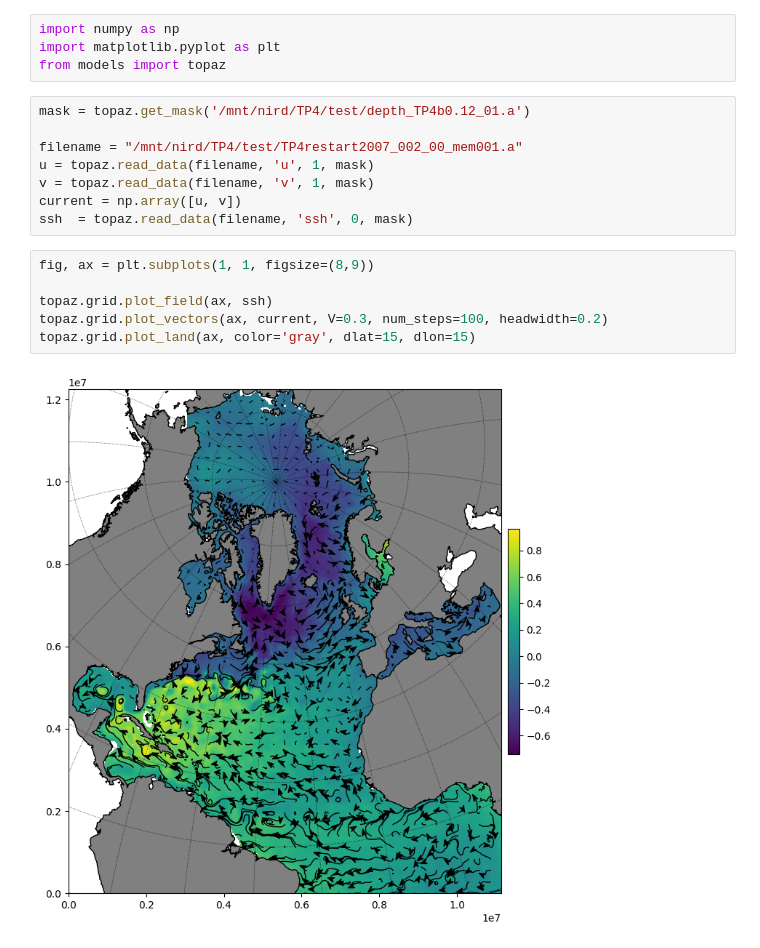
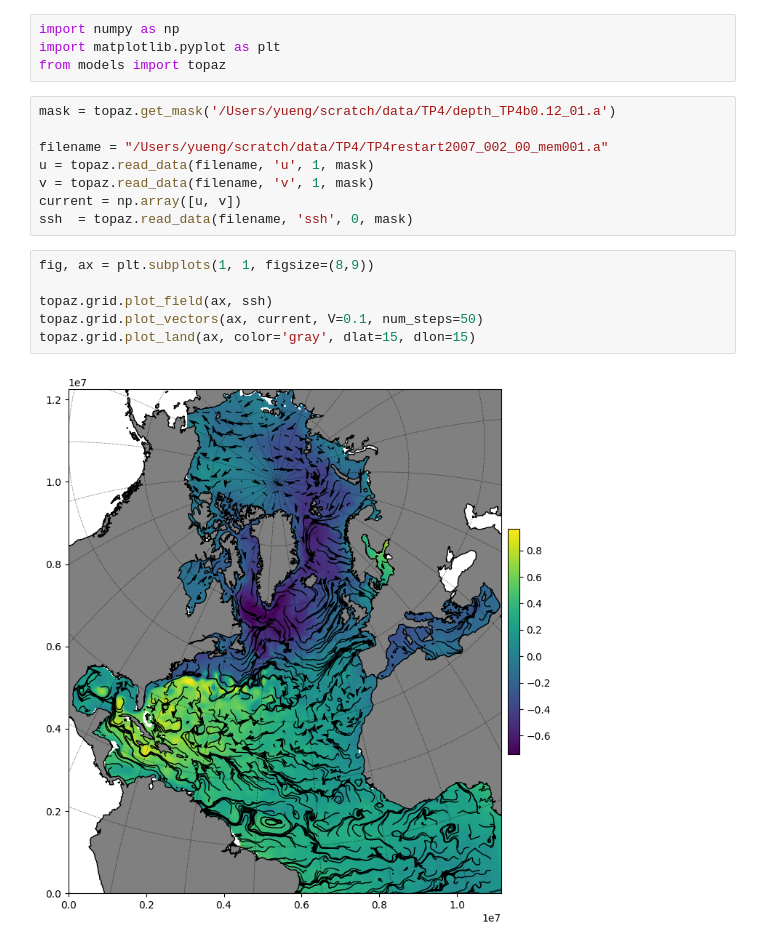
Before and after one commit to nansencenter/NEDAS, a Jupyter notebook: tutorials/topaz4.ipynb, the cells around one changed output. Drawn from its saved outputs; the diff is of its cells as text.

```diff
--- a/tutorials/topaz4.ipynb
+++ b/tutorials/topaz4.ipynb
@@ -3,9 +3,9 @@ import numpy as np
 import matplotlib.pyplot as plt
 from models import topaz
 # %%
-mask = topaz.get_mask('/mnt/nird/TP4/test/depth_TP4b0.12_01.a')
+mask = topaz.get_mask('/Users/yueng/scratch/data/TP4/depth_TP4b0.12_01.a')
 
-filename = "/mnt/nird/TP4/test/TP4restart2007_002_00_mem001.a"
+filename = "/Users/yueng/scratch/data/TP4/TP4restart2007_002_00_mem001.a"
 u = topaz.read_data(filename, 'u', 1, mask)
 v = topaz.read_data(filename, 'v', 1, mask)
 current = np.array([u, v])
@@ -13,8 +13,8 @@ ssh  = topaz.read_data(filename, 'ssh', 0, mask)
 # %%
 fig, ax = plt.subplots(1, 1, figsize=(8,9))
 
 topaz.grid.plot_field(ax, ssh)
-topaz.grid.plot_vectors(ax, current, V=0.3, num_steps=100, headwidth=0.2)
+topaz.grid.plot_vectors(ax, current, V=0.1, num_steps=50)
 topaz.grid.plot_land(ax, color='gray', dlat=15, dlon=15)
 # %% [output]
-[figure, old version]
+[figure, new version]
```
Also changed, not shown: parts of 3 cells of this notebook, 1 other file.
